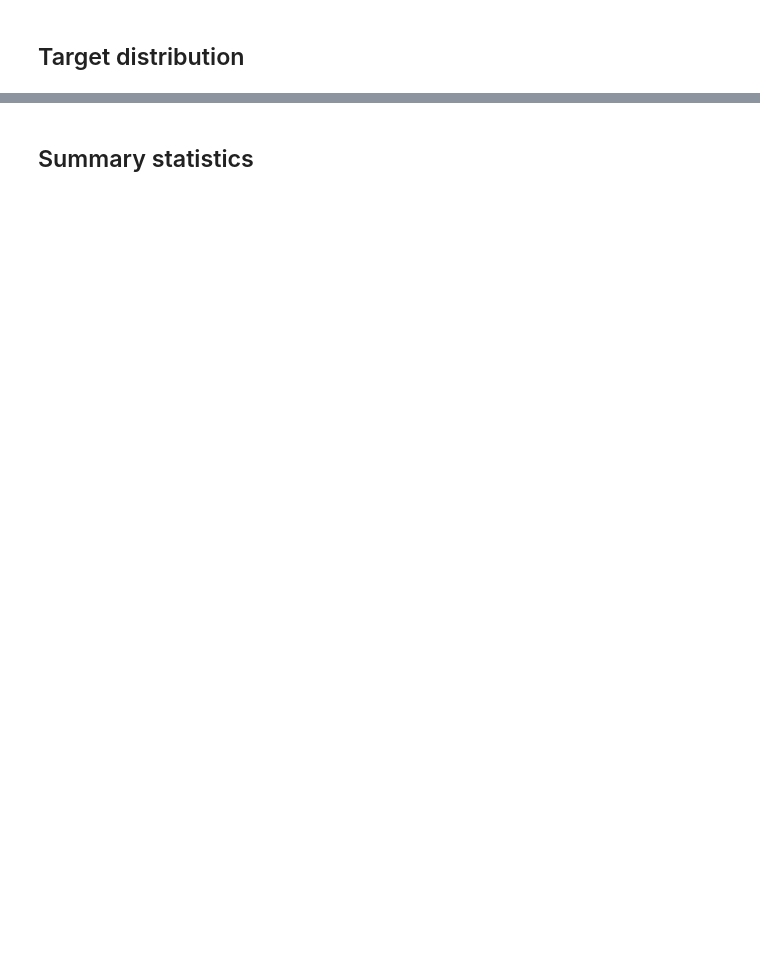
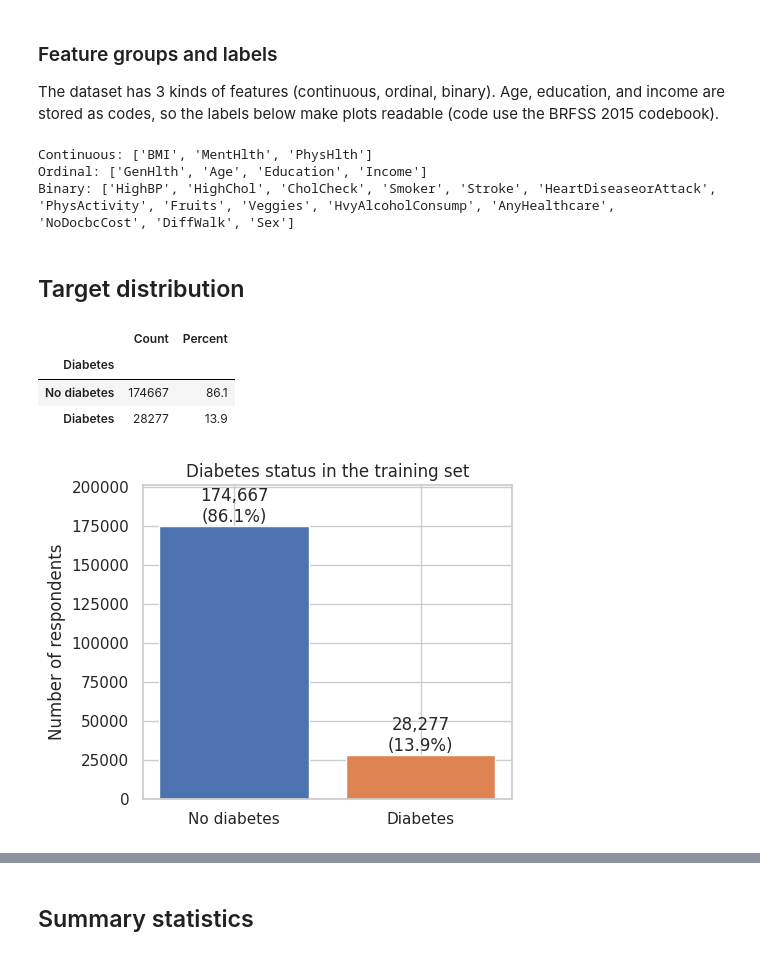
Before and after one commit to macyrm/ds4021_finalproject, a Jupyter notebook: NOTEBOOKS/01_descriptive_analysis.ipynb, the cells around one changed output, grey strips where cells are left out. Saved outputs shown, nothing was run; the diff lists cells and outputs as text; code cells hidden in the pictures; blank space fills up the shorter version.

```diff
--- a/NOTEBOOKS/01_descriptive_analysis.ipynb
+++ b/NOTEBOOKS/01_descriptive_analysis.ipynb
@@ -6,0 +30,25 @@ Group: Nathaniel Horton, Macy Moore, Ava Lawless
+# %%
+import numpy as np
+import pandas as pd
+import matplotlib.pyplot as plt
+import seaborn as sns
+
+# consistent reproducibility
+SEED = 42
+np.random.seed(SEED)
+
+# style choices
+sns.set_theme(style="whitegrid")
+pd.set_option("display.max_columns", 50)
+# %%
+# read in train data files
+X_train = pd.read_csv("Data/X_train.csv")
+y_train = pd.read_csv("Data/y_train.csv")
+
+# 1 dataframe with features and target, just for exploration
+df = X_train.copy()
+df["Diabetes"] = y_train["Diabetes_binary"].astype(int)
+
+print("Shape:", df.shape)
+print("Missing values:", int(df.isna().sum().sum()))
+df.head()
@@ -7,2 +64,49 @@ Group: Nathaniel Horton, Macy Moore, Ava Lawless
+# %% [markdown]
+### Feature groups and labels
+
+The dataset has 3 kinds of features (continuous, ordinal, binary). Age, education, and income are stored as codes, so the labels below make plots readable (code use the BRFSS 2015 codebook).
+# %%
+continuous = ["BMI", "MentHlth", "PhysHlth"]
+ordinal = ["GenHlth", "Age", "Education", "Income"]
+binary = [c for c in X_train.columns if c not in continuous + ordinal]
+
+age_labels = {1: "18-24", 2: "25-29", 3: "30-34", 4: "35-39", 5: "40-44", 6: "45-49",
+              7: "50-54", 8: "55-59", 9: "60-64", 10: "65-69", 11: "70-74", 12: "75-79", 13: "80+"}
+education_labels = {1: "Never attended", 2: "Grades 1-8", 3: "Grades 9-11",
+                    4: "High school grad", 5: "Some college", 6: "College grad"}
+income_labels = {1: "<$10k", 2: "$10-15k", 3: "$15-20k", 4: "$20-25k",
+                 5: "$25-35k", 6: "$35-50k", 7: "$50-75k", 8: "$75k+"}
+genhlth_labels = {1: "Excellent", 2: "Very good", 3: "Good", 4: "Fair", 5: "Poor"}
+
+print("Continuous:", continuous)
+print("Ordinal:", ordinal)
+print("Binary:", binary)
+# %% [output]
+Continuous: ['BMI', 'MentHlth', 'PhysHlth']
+Ordinal: ['GenHlth', 'Age', 'Education', 'Income']
+Binary: ['HighBP', 'HighChol', 'CholCheck', 'Smoker', 'Stroke', 'HeartDiseaseorAttack', 'PhysActivity', 'Fruits', 'Veggies', 'HvyAlcoholConsump', 'AnyHealthcare', 'NoDocbcCost', 'DiffWalk', 'Sex']
 # %% [markdown]
 ## Target distribution
+# %%
+counts = df["Diabetes"].value_counts().sort_index()
+target_table = pd.DataFrame({
+    "Count": counts,
+    "Percent": (counts / len(df) * 100).round(1),
+}).rename(index={0: "No diabetes", 1: "Diabetes"})
+display(target_table)
+
+fig, ax = plt.subplots(figsize=(5, 4))
+ax.bar(target_table.index, target_table["Count"], color=["#4C72B0", "#DD8452"])
+ax.set_title("Diabetes status in the training set")
+ax.set_ylabel("Number of respondents")
+for i, (n, p) in enumerate(zip(target_table["Count"], target_table["Percent"])):
+    ax.text(i, n, f"{n:,}\n({p}%)", ha="center", va="bottom")
+ax.set_ylim(0, target_table["Count"].max() * 1.15)
+plt.tight_layout()
+plt.show()
+# %% [output]
+|  | Count | Percent |
+| Diabetes |  |  |
+| No diabetes | 174667 | 86.1 |
+| Diabetes | 28277 | 13.9 |
+[figure, added]
```
Also changed, not shown: parts of 26 cells of this notebook.
